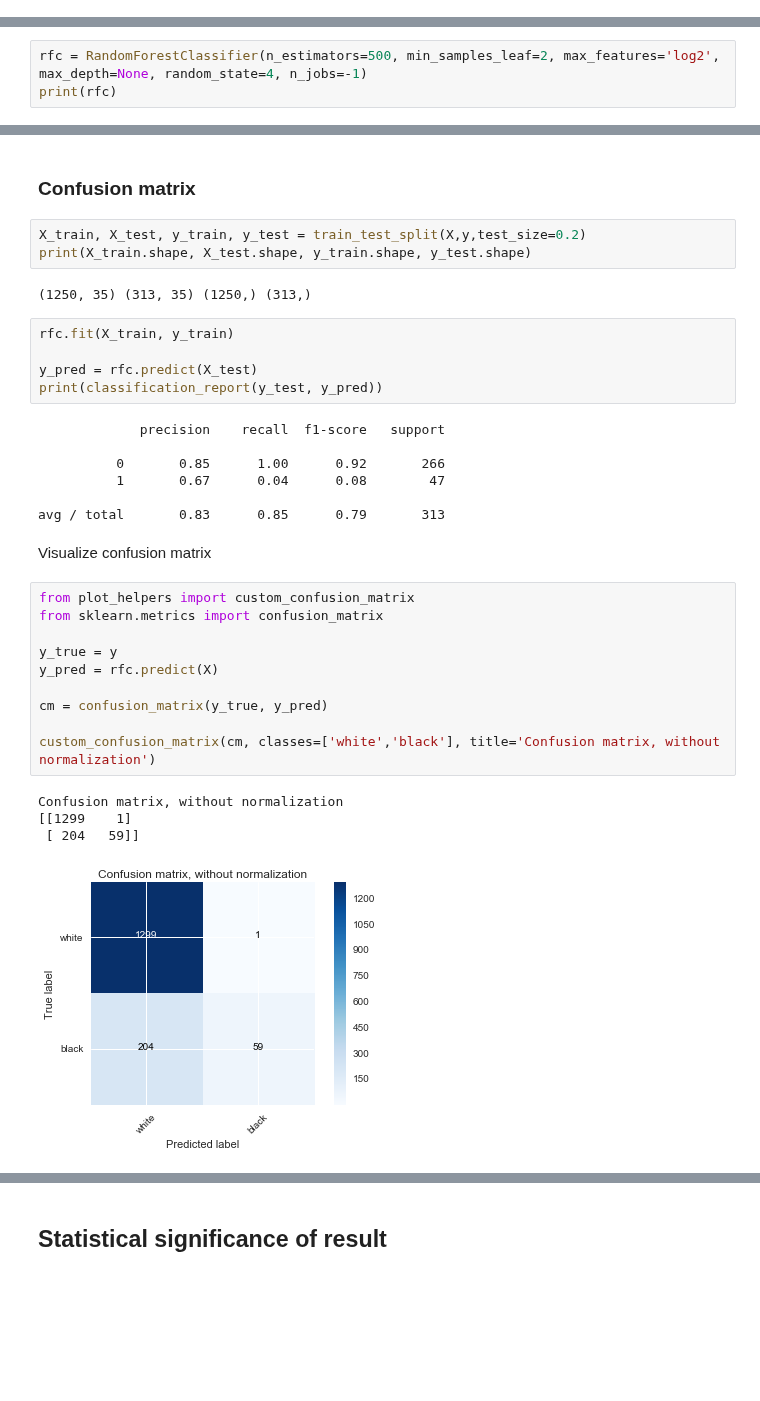
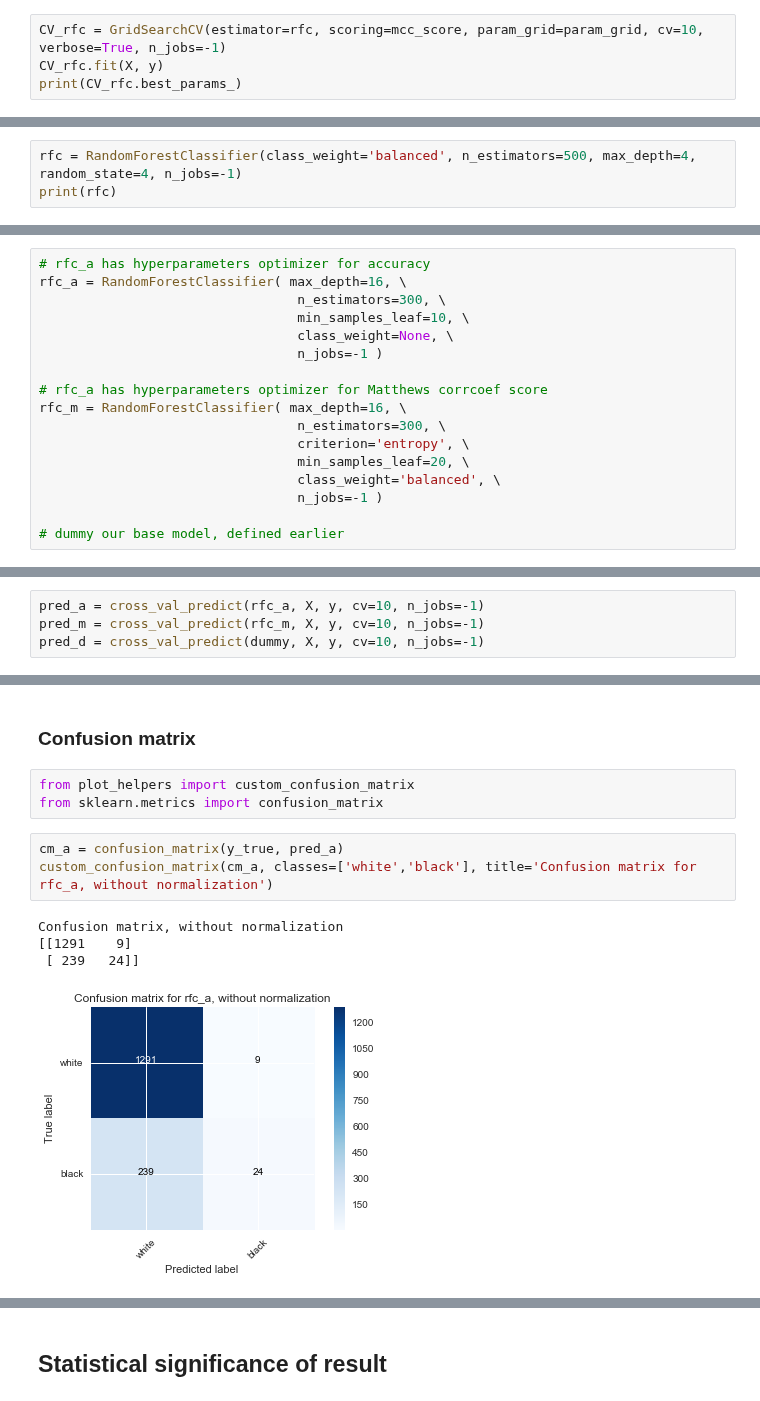
Before and after one commit to PaluchowskiMatthew/ADA-Kepler, a Jupyter notebook: 05 - Applied ML/Applied ML - Learning curve and grid search.ipynb, the cells around one changed output, grey strips where cells are left out. Cells and saved outputs as stored; diff of their text form; blank space fills up the shorter version.

Commit message:
Compare two models

```diff
--- a/05 - Applied ML/Applied ML - Learning curve and grid search.ipynb
+++ b/05 - Applied ML/Applied ML - Learning curve and grid search.ipynb
@@ -424,0 +416,4 @@ Description of the hyperparameters:
+# %%
+CV_rfc = GridSearchCV(estimator=rfc, scoring=mcc_score, param_grid=param_grid, cv=10, verbose=True, n_jobs=-1)
+CV_rfc.fit(X, y)
+print(CV_rfc.best_params_)
@@ -425,3 +441,3 @@ Description of the hyperparameters:
 # %%
-rfc = RandomForestClassifier(n_estimators=500, min_samples_leaf=2, max_features='log2', max_depth=None, random_state=4, n_jobs=-1)
+rfc = RandomForestClassifier(class_weight='balanced', n_estimators=500, max_depth=4, random_state=4, n_jobs=-1)
 print(rfc)
@@ -489 +521,18 @@ Feature ranking:
+# %%
+# rfc_a has hyperparameters optimizer for accuracy
+rfc_a = RandomForestClassifier( max_depth=16, \
+                                 n_estimators=300, \
+                                 min_samples_leaf=10, \
+                                 class_weight=None, \
+                                 n_jobs=-1 )
+
+# rfc_a has hyperparameters optimizer for Matthews corrcoef score
+rfc_m = RandomForestClassifier( max_depth=16, \
+                                 n_estimators=300, \
+                                 criterion='entropy', \
+                                 min_samples_leaf=20, \
+                                 class_weight='balanced', \
+                                 n_jobs=-1 )
+
+# dummy our base model, defined earlier
 # %% [markdown]
@@ -515,0 +578,4 @@ plt.boxplot(scores)
+# %%
+pred_a = cross_val_predict(rfc_a, X, y, cv=10, n_jobs=-1)
+pred_m = cross_val_predict(rfc_m, X, y, cv=10, n_jobs=-1)
+pred_d = cross_val_predict(dummy, X, y, cv=10, n_jobs=-1)
@@ -516,36 +606,13 @@ plt.boxplot(scores)
 # %% [markdown]
 ### Confusion matrix
-# %%
-X_train, X_test, y_train, y_test = train_test_split(X,y,test_size=0.2)
-print(X_train.shape, X_test.shape, y_train.shape, y_test.shape)
-# %% [output]
-(1250, 35) (313, 35) (1250,) (313,)
-# %%
-rfc.fit(X_train, y_train)
-
-y_pred = rfc.predict(X_test)
-print(classification_report(y_test, y_pred))
-# %% [output]
-             precision    recall  f1-score   support
-
-          0       0.85      1.00      0.92       266
-          1       0.67      0.04      0.08        47
-
-avg / total       0.83      0.85      0.79       313
-# %% [markdown]
-Visualize confusion matrix
+# %%
+from plot_helpers import custom_confusion_matrix
+from sklearn.metrics import confusion_matrix
 # %%
-from plot_helpers import custom_confusion_matrix
-from sklearn.metrics import confusion_matrix
-
-y_true = y
-y_pred = rfc.predict(X)
-
-cm = confusion_matrix(y_true, y_pred)
-
-custom_confusion_matrix(cm, classes=['white','black'], title='Confusion matrix, without normalization')
+cm_a = confusion_matrix(y_true, pred_a)
+custom_confusion_matrix(cm_a, classes=['white','black'], title='Confusion matrix for rfc_a, without normalization')
 # %% [output]
 Confusion matrix, without normalization
-[[1299    1]
- [ 204   59]]
+[[1291    9]
+ [ 239   24]]
-[figure, old version]
+[figure, new version]
```
Also changed, not shown: parts of 62 cells of this notebook.
